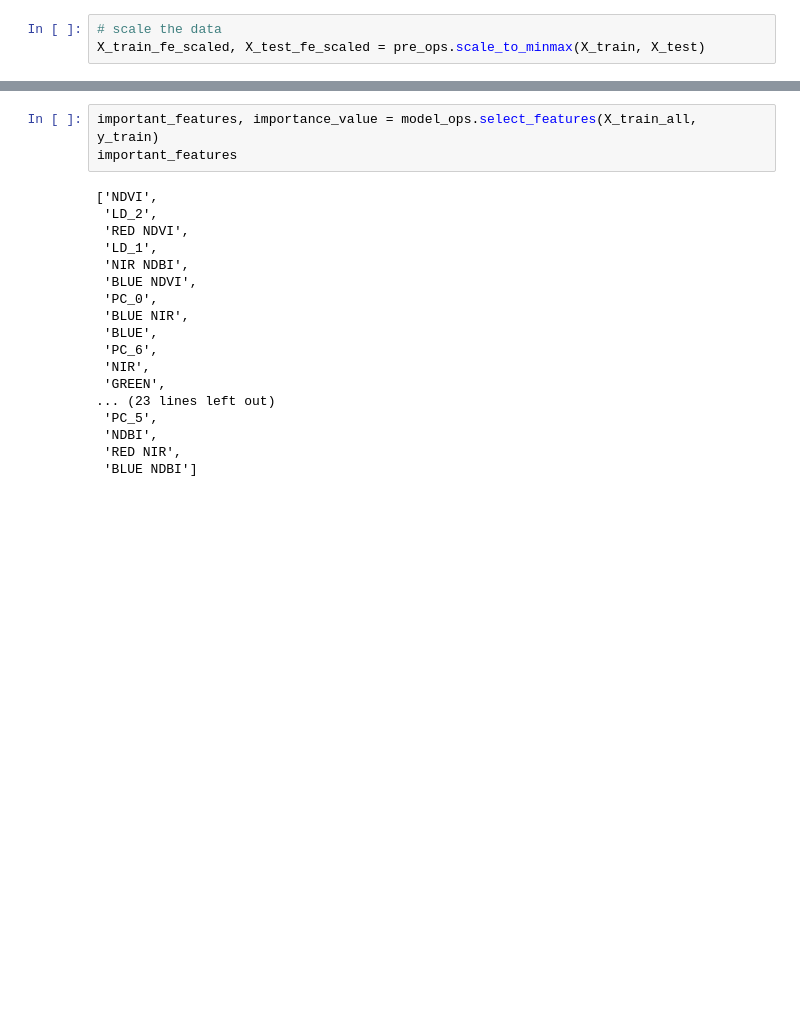
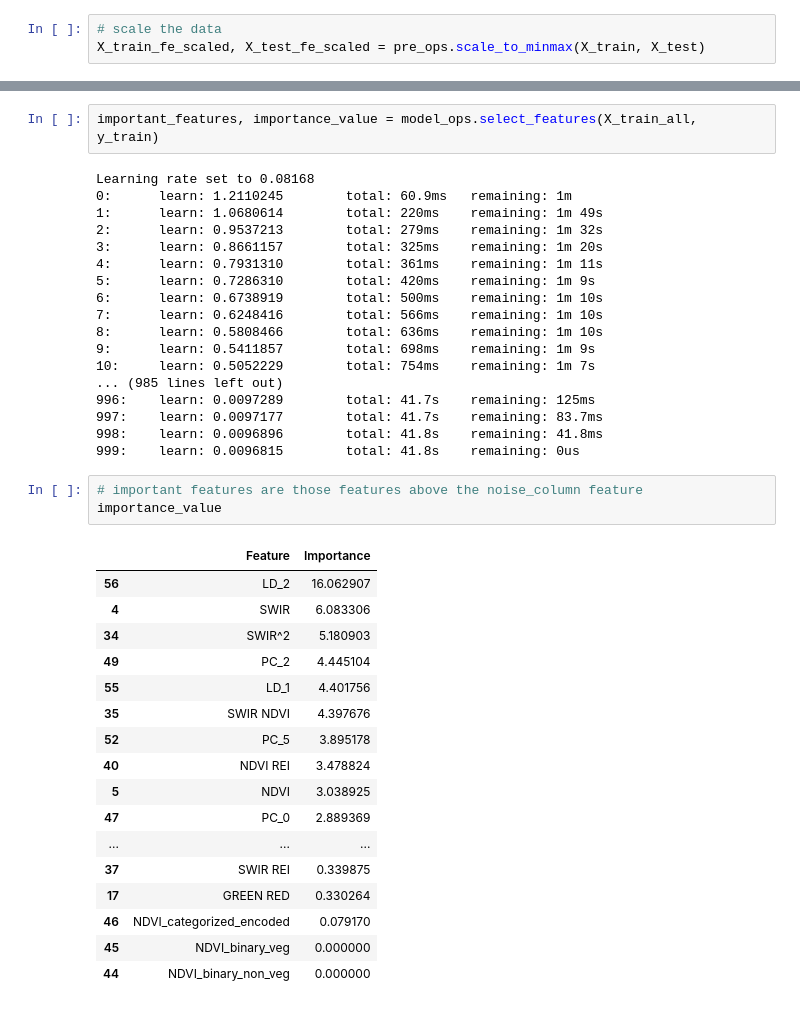
Before and after one commit to RJLA/GeoAI-ISPRS-SS, a Jupyter notebook: II.5.2.Dimensionality-Feature-Selection.ipynb, the cells around one changed output, grey strips where cells are left out. Saved outputs shown, nothing was run; the diff lists cells and outputs as text; blank space fills up the shorter version.

```diff
--- a/II.5.2.Dimensionality-Feature-Selection.ipynb
+++ b/II.5.2.Dimensionality-Feature-Selection.ipynb
@@ -49,24 +66,44 @@ X_train_all.head(1)
 # %%
 important_features, importance_value = model_ops.select_features(X_train_all, y_train)
-important_features
 # %% [output]
-['NDVI',
- 'LD_2',
- 'RED NDVI',
- 'LD_1',
- 'NIR NDBI',
- 'BLUE NDVI',
- 'PC_0',
- 'BLUE NIR',
- 'BLUE',
- 'PC_6',
- 'NIR',
- 'GREEN',
-... (23 lines left out)
- 'PC_5',
- 'NDBI',
- 'RED NIR',
- 'BLUE NDBI']
+Learning rate set to 0.08168
+0:      learn: 1.2110245        total: 60.9ms   remaining: 1m
+1:      learn: 1.0680614        total: 220ms    remaining: 1m 49s
+2:      learn: 0.9537213        total: 279ms    remaining: 1m 32s
+3:      learn: 0.8661157        total: 325ms    remaining: 1m 20s
+4:      learn: 0.7931310        total: 361ms    remaining: 1m 11s
+5:      learn: 0.7286310        total: 420ms    remaining: 1m 9s
+6:      learn: 0.6738919        total: 500ms    remaining: 1m 10s
+7:      learn: 0.6248416        total: 566ms    remaining: 1m 10s
+8:      learn: 0.5808466        total: 636ms    remaining: 1m 10s
+9:      learn: 0.5411857        total: 698ms    remaining: 1m 9s
+10:     learn: 0.5052229        total: 754ms    remaining: 1m 7s
+... (985 lines left out)
+996:    learn: 0.0097289        total: 41.7s    remaining: 125ms
+997:    learn: 0.0097177        total: 41.7s    remaining: 83.7ms
+998:    learn: 0.0096896        total: 41.8s    remaining: 41.8ms
+999:    learn: 0.0096815        total: 41.8s    remaining: 0us
+# %%
+# important features are those features above the noise_column feature
+importance_value
+# %% [output]
+|  | Feature | Importance |
+| 56 | LD_2 | 16.062907 |
+| 4 | SWIR | 6.083306 |
+| 34 | SWIR^2 | 5.180903 |
+| 49 | PC_2 | 4.445104 |
+| 55 | LD_1 | 4.401756 |
+| 35 | SWIR NDVI | 4.397676 |
+| 52 | PC_5 | 3.895178 |
+| 40 | NDVI REI | 3.478824 |
+| 5 | NDVI | 3.038925 |
+| 47 | PC_0 | 2.889369 |
+| ... | ... | ... |
+| 37 | SWIR REI | 0.339875 |
+| 17 | GREEN RED | 0.330264 |
+| 46 | NDVI_categorized_encoded | 0.079170 |
+| 45 | NDVI_binary_veg | 0.000000 |
+| 44 | NDVI_binary_non_veg | 0.000000 |
 # %%
 print(len(important_features))
 # %% [output]
```
Also changed, not shown: parts of 11 cells of this notebook, 25 other files.
